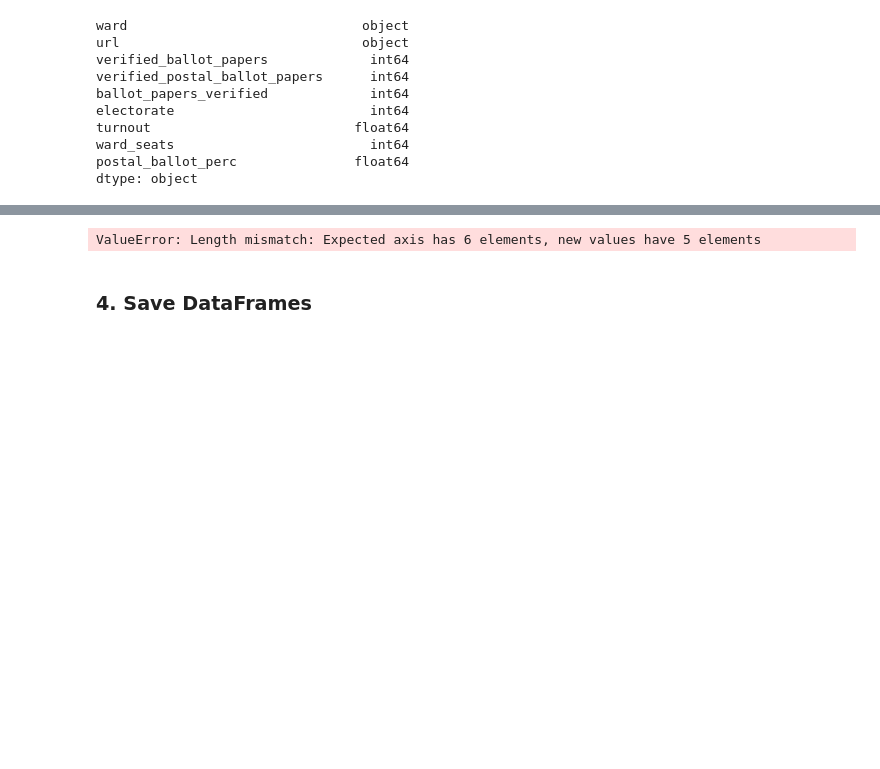
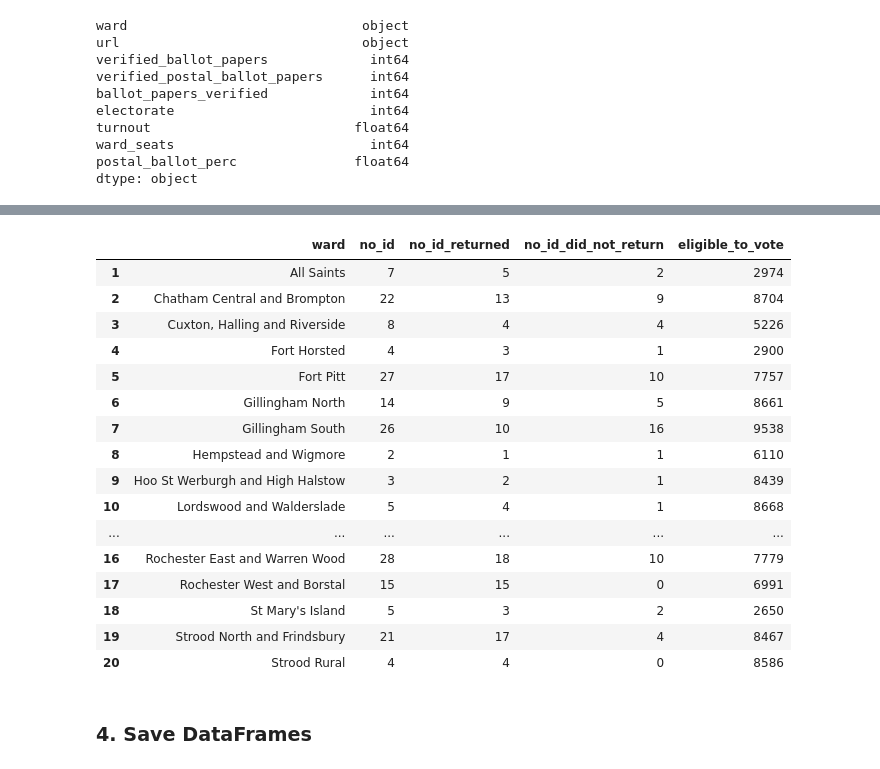
Before and after one commit to quinnphil/medway-local-elections-2023, a Jupyter notebook: 01 - Web scrape.ipynb, the cells around one changed output, grey strips where cells are left out. Cells and saved outputs as stored; diff of their text form; code cells hidden in the pictures; blank space fills up the shorter version.

```diff
--- a/01 - Web scrape.ipynb
+++ b/01 - Web scrape.ipynb
@@ -307,30 +307,46 @@ for table in document.tables:
 # %%
 map_ward_names = {
     'Lordswood & Walderslade': 'Lordswood and Walderslade',
     'Hempstead & Wigmore': 'Hempstead and Wigmore',
     'Wayfield & Weeds Wood': 'Wayfield and Weeds Wood',
     'Cuxton, Halling & Riverside': 'Cuxton, Halling and Riverside',
     'Rochester East & Warren Wood': 'Rochester East and Warren Wood',
     'Rochester West & Borstal': 'Rochester West and Borstal',
     'Chatham Central & Brompton': 'Chatham Central and Brompton',
     'Hoo St Werburgh & High Halstow': 'Hoo St Werburgh and High Halstow',
     'Strood North & Frindsbury': 'Strood North and Frindsbury'
 }
 
 # Get Voter Id table (only table)
 df_voter_id = (
     tables[0]
     # Fix header row
     .pipe(lambda _df: _df.rename(columns=_df.iloc[0]))
     # Drop first data row and take first 5 columns (can drop turnout as on ward df)
-    .iloc[1:,:6]
-    .set_axis(['ward', 'no_id', 'no_id_returned', 'no_id_did_not_return', 'eligable_to_vote'], axis=1)
+    .iloc[1:,:5]
+    .set_axis(['ward', 'no_id', 'no_id_returned', 'no_id_did_not_return', 'eligible_to_vote'], axis=1)
     .assign(**{'ward': lambda _df: _df['ward'].replace(map_ward_names)})
 )
 
 df_voter_id.head(20)
 # %% [output]
-ValueError: Length mismatch: Expected axis has 6 elements, new values have 5 elements
+|  | ward | no_id | no_id_returned | no_id_did_not_return | eligible_to_vote |
+| 1 | All Saints | 7 | 5 | 2 | 2974 |
+| 2 | Chatham Central and Brompton | 22 | 13 | 9 | 8704 |
+| 3 | Cuxton, Halling and Riverside | 8 | 4 | 4 | 5226 |
+| 4 | Fort Horsted | 4 | 3 | 1 | 2900 |
+| 5 | Fort Pitt | 27 | 17 | 10 | 7757 |
+| 6 | Gillingham North | 14 | 9 | 5 | 8661 |
+| 7 | Gillingham South | 26 | 10 | 16 | 9538 |
+| 8 | Hempstead and Wigmore | 2 | 1 | 1 | 6110 |
+| 9 | Hoo St Werburgh and High Halstow | 3 | 2 | 1 | 8439 |
+| 10 | Lordswood and Walderslade | 5 | 4 | 1 | 8668 |
+| ... | ... | ... | ... | ... | ... |
+| 16 | Rochester East and Warren Wood | 28 | 18 | 10 | 7779 |
+| 17 | Rochester West and Borstal | 15 | 15 | 0 | 6991 |
+| 18 | St Mary's Island | 5 | 3 | 2 | 2650 |
+| 19 | Strood North and Frindsbury | 21 | 17 | 4 | 8467 |
+| 20 | Strood Rural | 4 | 4 | 0 | 8586 |
 # %%
 # Add Voter Id data to wards
 (
```
Also changed, not shown: 1 other file.
